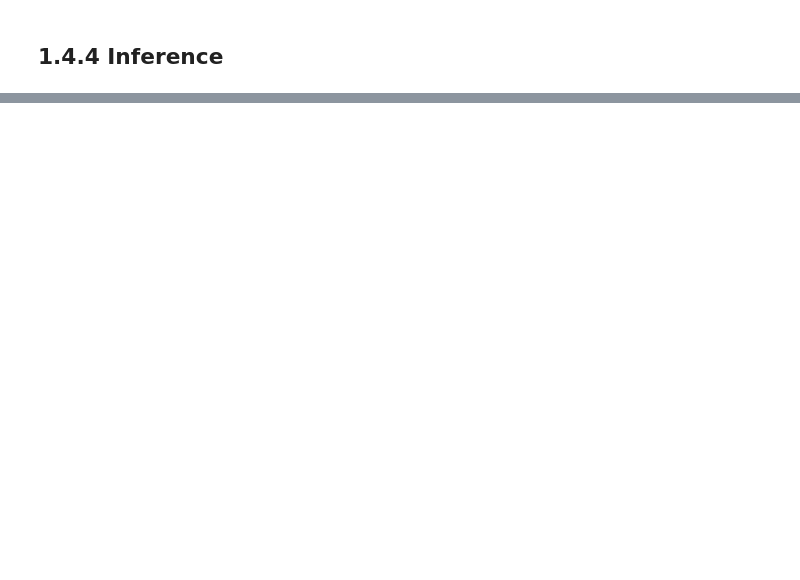
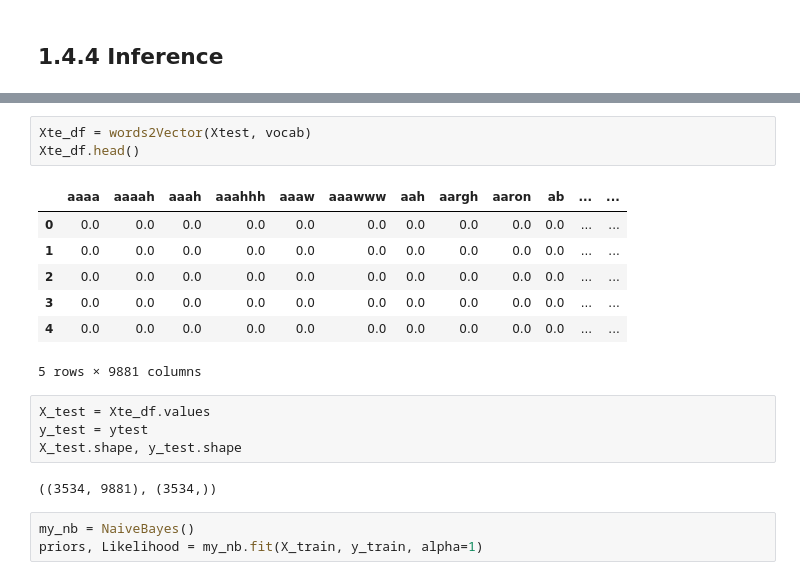
Before and after one commit to Mahanth-Maha/NLP-DS207, a Jupyter notebook: notes/lec01/lec_01_TextClassification.ipynb, the cells around one changed output, grey strips where cells are left out. Drawn from its saved outputs; the diff is of its cells as text; blank space fills up the shorter version.

```diff
--- a/notes/lec01/lec_01_TextClassification.ipynb
+++ b/notes/lec01/lec_01_TextClassification.ipynb
@@ -172,0 +741,20 @@ category chosen: SCIENCE
+# %%
+Xte_df = words2Vector(Xtest, vocab)
+Xte_df.head()
+# %% [output]
+|  | aaaa | aaaah | aaah | aaahhh | aaaw | aaawww | aah | aargh | aaron | ab | ... | ... |
+| 0 | 0.0 | 0.0 | 0.0 | 0.0 | 0.0 | 0.0 | 0.0 | 0.0 | 0.0 | 0.0 | ... | ... |
+| 1 | 0.0 | 0.0 | 0.0 | 0.0 | 0.0 | 0.0 | 0.0 | 0.0 | 0.0 | 0.0 | ... | ... |
+| 2 | 0.0 | 0.0 | 0.0 | 0.0 | 0.0 | 0.0 | 0.0 | 0.0 | 0.0 | 0.0 | ... | ... |
+| 3 | 0.0 | 0.0 | 0.0 | 0.0 | 0.0 | 0.0 | 0.0 | 0.0 | 0.0 | 0.0 | ... | ... |
+| 4 | 0.0 | 0.0 | 0.0 | 0.0 | 0.0 | 0.0 | 0.0 | 0.0 | 0.0 | 0.0 | ... | ... |
+5 rows × 9881 columns
+# %%
+X_test = Xte_df.values
+y_test = ytest
+X_test.shape, y_test.shape
+# %% [output]
+((3534, 9881), (3534,))
+# %%
+my_nb = NaiveBayes()
+priors, Likelihood = my_nb.fit(X_train, y_train, alpha=1)
```
Also changed, not shown: parts of 82 cells of this notebook, 8 other files.
